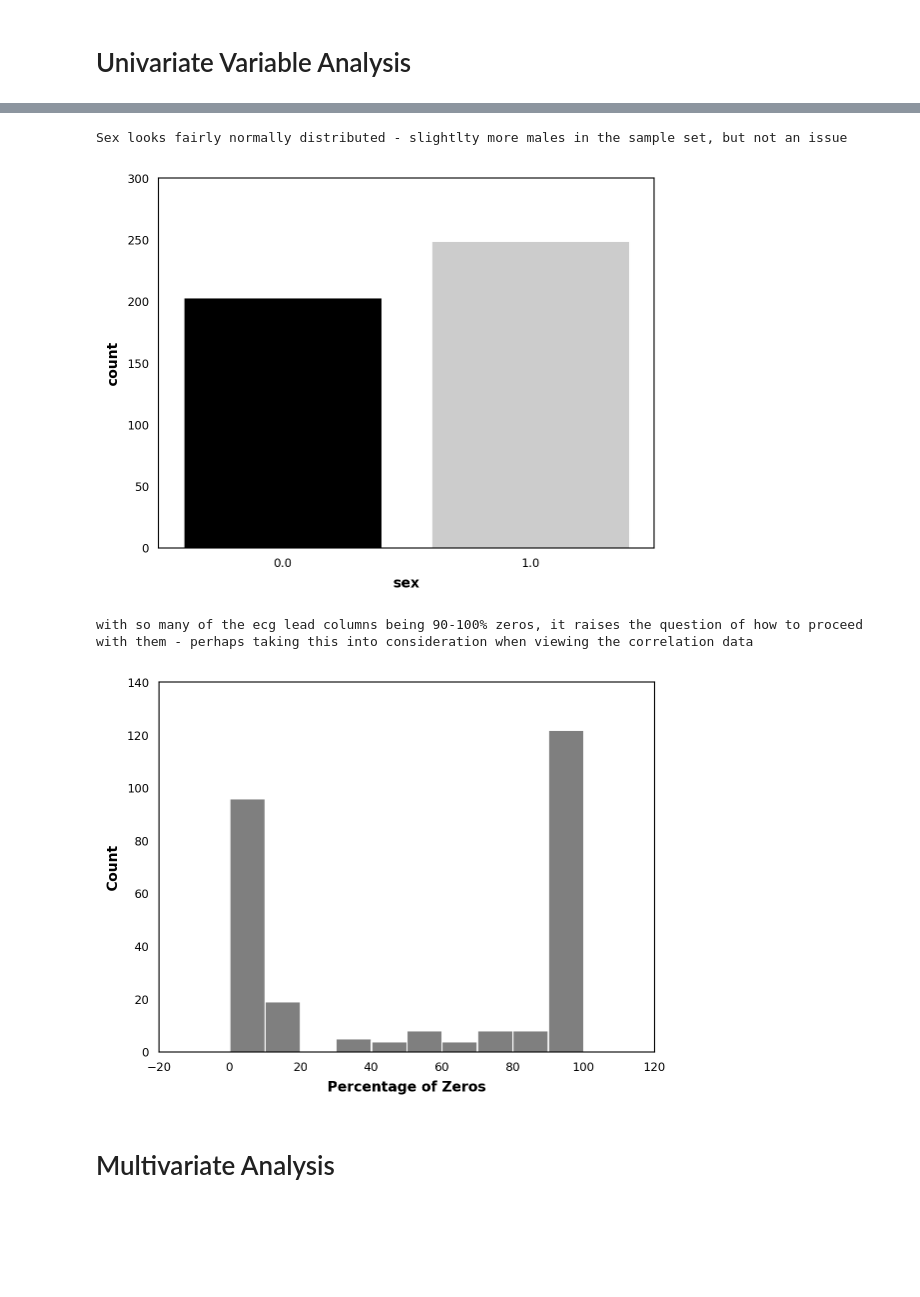
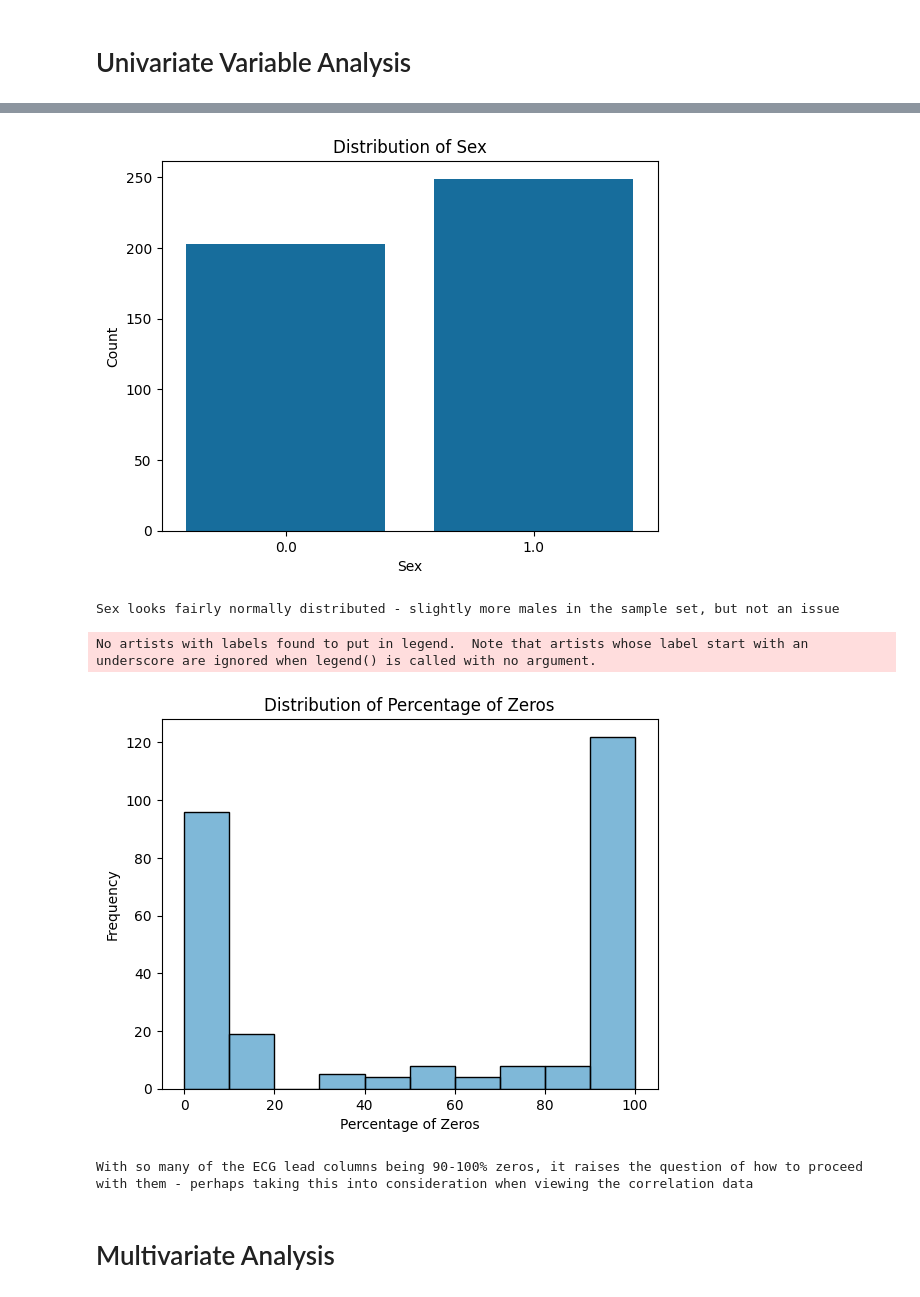
Before and after one commit to DataScientest-Studio/jan24_bds_int_atrial_fibrillation, a Jupyter notebook: notebooks/1A_EDA_UCI_Bilkent_Dataset.ipynb, the cells around one changed output, grey strips where cells are left out. Drawn from its saved outputs; the diff is of its cells as text; code cells hidden in the pictures; blank space fills up the shorter version.

```diff
--- a/notebooks/1A_EDA_UCI_Bilkent_Dataset.ipynb
+++ b/notebooks/1A_EDA_UCI_Bilkent_Dataset.ipynb
@@ -153,2 +37,0 @@ def create_heatmap(df, title, annotations=True):
-# %%
-set_styles()
@@ -485,31 +363,48 @@ the weight-height relationship looks plausible
 # %%
-sns.countplot(x=df['sex']);
-print('Sex looks fairly normally distributed - slightlty more males in the sample set, but not an issue')
+# Plot the count of each category in the 'sex' column
+sns.countplot(x=df['sex'])
+plt.title('Distribution of Sex')
+plt.xlabel('Sex')
+plt.ylabel('Count')
+plt.show()
+
+print('Sex looks fairly normally distributed - slightly more males in the sample set, but not an issue')
 # %% [output]
+[figure, new version]
-Sex looks fairly normally distributed - slightlty more males in the sample set, but not an issue
+Sex looks fairly normally distributed - slightly more males in the sample set, but not an issue
-[figure, old version]
 # %%
-zeros={c: None for c in df.columns}
+# Create a dictionary to store the percentage of zeros for each column
+zeros = {c: None for c in df.columns}
 
+# Calculate the percentage of zeros for each column
 for c in df.columns:
-    count = df[c].value_counts().get(0, 0)/len(df[c])
+    count = df[c].value_counts().get(0, 0) / len(df[c])
     if count != 0.0:
-        count = (count*100).round(1)
+        count = (count * 100).round(1)
         zeros[c] = count
     else:
         zeros[c] = count
 
-zeros = pd.DataFrame.from_dict(zeros, orient='index', columns=['Percentage'])
-zeros.sort_values('Percentage', ascending=False)
+# Convert the dictionary to a DataFrame
+zeros_df = pd.DataFrame.from_dict(zeros, orient='index', columns=['Percentage'])
+
+# Remove categorical target columns
 categorical_target = ['age', 'sex', 'height', 'weight', 'class']
-zeros.drop(categorical_target, axis=0, inplace=True)
-sns.histplot(zeros)
-plt.gca().set_xlabel('Percentage of Zeros')
-plt.gca().get_legend().remove();
-print('with so many of the ecg lead columns being 90-100% zeros, it raises the question of how to proceed with them - perhaps taking this into consideration when viewing the correlation data')
+zeros_df.drop(categorical_target, axis=0, inplace=True)
+
+# Plot the histogram of the percentage of zeros
+sns.histplot(zeros_df)
+plt.title('Distribution of Percentage of Zeros')
+plt.xlabel('Percentage of Zeros')
+plt.ylabel('Frequency')
+plt.legend().remove()
+plt.show()
+
+print('With so many of the ECG lead columns being 90-100% zeros, it raises the question of how to proceed with them - perhaps taking this into consideration when viewing the correlation data')
 # %% [output]
-with so many of the ecg lead columns being 90-100% zeros, it raises the question of how to proceed with them - perhaps taking this into consideration when viewing the correlation data
+No artists with labels found to put in legend.  Note that artists whose label start with an underscore are ignored when legend() is called with no argument.
-[figure, old version]
+[figure, new version]
+With so many of the ECG lead columns being 90-100% zeros, it raises the question of how to proceed with them - perhaps taking this into consideration when viewing the correlation data
 # %% [markdown]
 # Multivariate Analysis
 # %%
```
Also changed, not shown: parts of 37 cells of this notebook.
